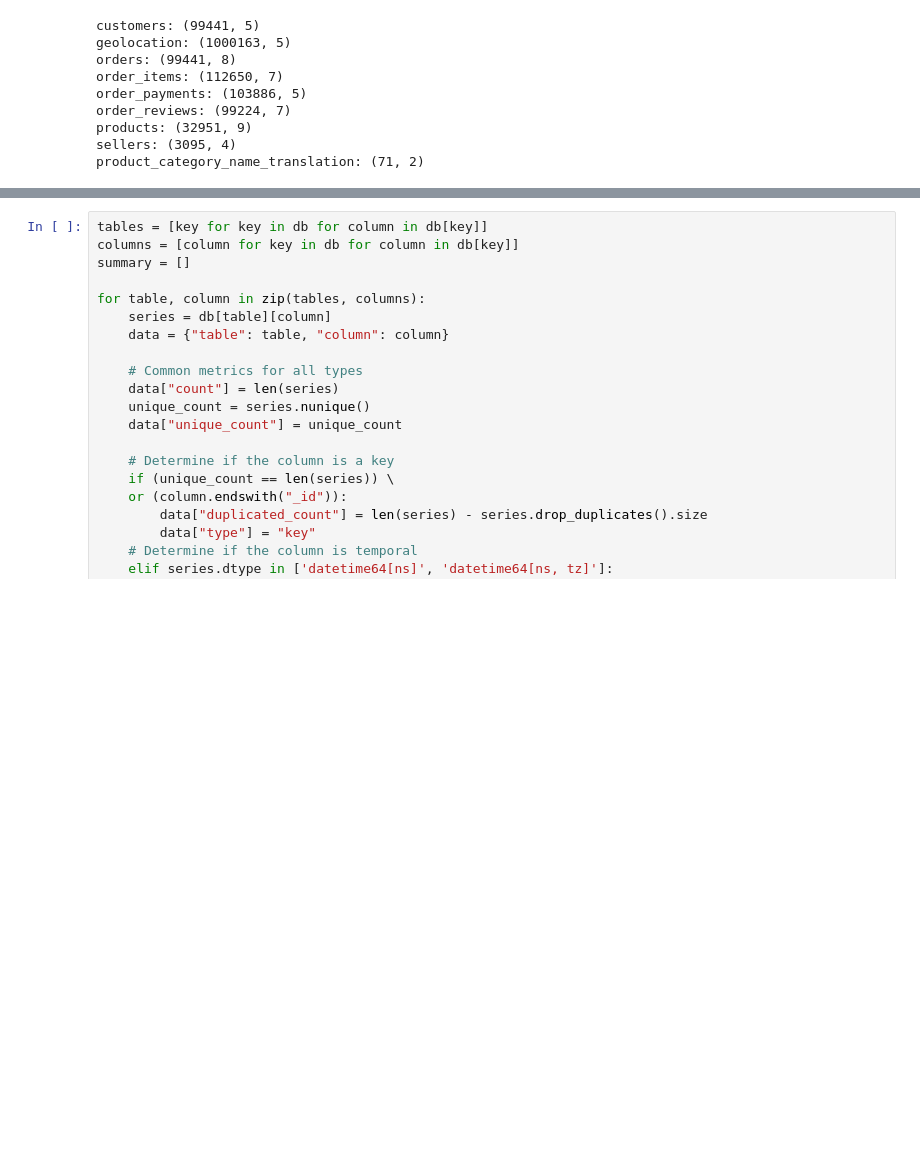
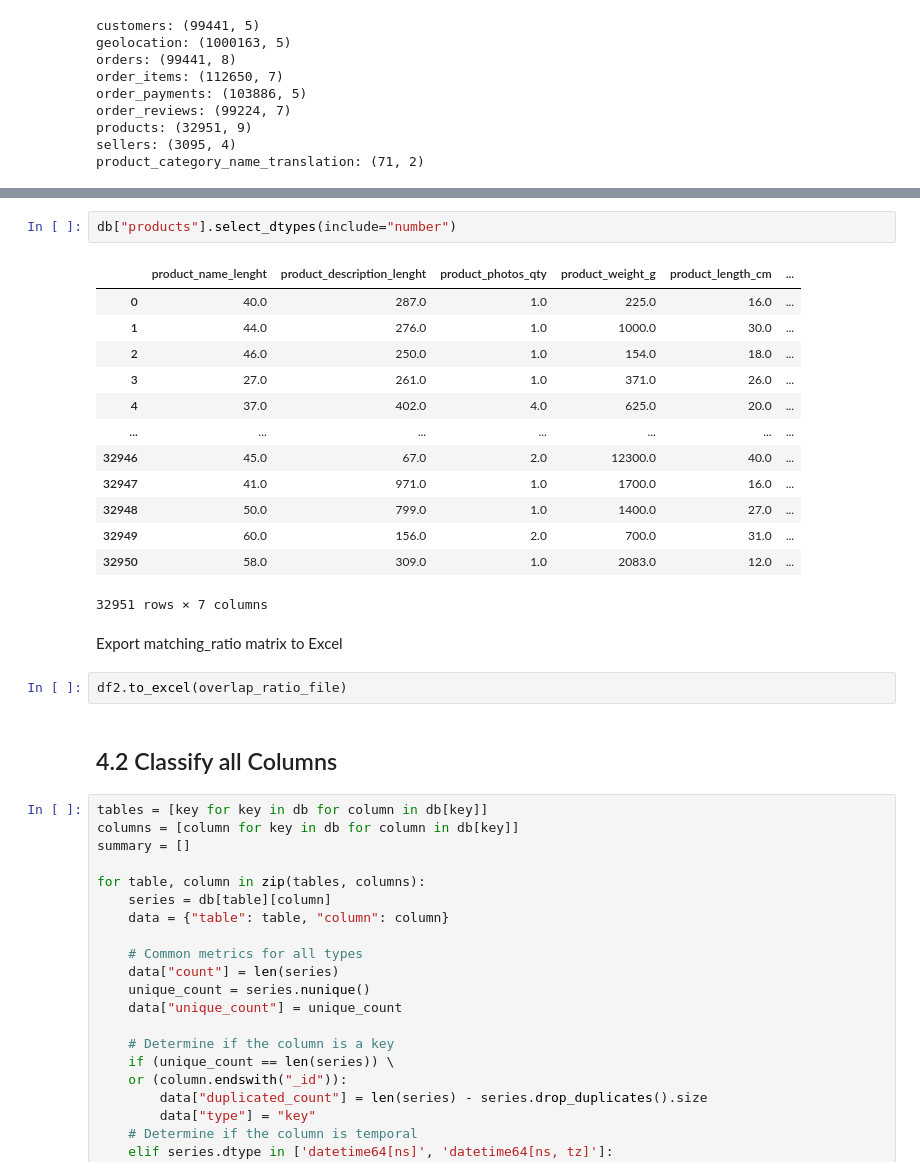
Before and after one commit to vmichael89/cf-brazilian-ecommerce-olist, a Jupyter notebook: notebooks/cleaning_exploration.ipynb, the cells around one changed output, grey strips where cells are left out. Drawn from its saved outputs; the diff is of its cells as text; blank space fills up the shorter version.

```diff
--- a/notebooks/cleaning_exploration.ipynb
+++ b/notebooks/cleaning_exploration.ipynb
@@ -199,3 +280,25 @@ product_category_name_translation: (71, 2)
+# %%
+db["products"].select_dtypes(include="number")
+# %% [output]
+|  | product_name_lenght | product_description_lenght | product_photos_qty | product_weight_g | product_length_cm | ... |
+| 0 | 40.0 | 287.0 | 1.0 | 225.0 | 16.0 | ... |
+| 1 | 44.0 | 276.0 | 1.0 | 1000.0 | 30.0 | ... |
+| 2 | 46.0 | 250.0 | 1.0 | 154.0 | 18.0 | ... |
+| 3 | 27.0 | 261.0 | 1.0 | 371.0 | 26.0 | ... |
+| 4 | 37.0 | 402.0 | 4.0 | 625.0 | 20.0 | ... |
+| ... | ... | ... | ... | ... | ... | ... |
+| 32946 | 45.0 | 67.0 | 2.0 | 12300.0 | 40.0 | ... |
+| 32947 | 41.0 | 971.0 | 1.0 | 1700.0 | 16.0 | ... |
+| 32948 | 50.0 | 799.0 | 1.0 | 1400.0 | 27.0 | ... |
+| 32949 | 60.0 | 156.0 | 2.0 | 700.0 | 31.0 | ... |
+| 32950 | 58.0 | 309.0 | 1.0 | 2083.0 | 12.0 | ... |
+32951 rows × 7 columns
+# %% [markdown]
+Export matching_ratio matrix to Excel
+# %%
+df2.to_excel(overlap_ratio_file)
+# %% [markdown]
+## 4.2 Classify all Columns
 # %%
 tables = [key for key in db for column in db[key]]
 columns = [column for key in db for column in db[key]]
```
Also changed, not shown: parts of 28 cells of this notebook.
